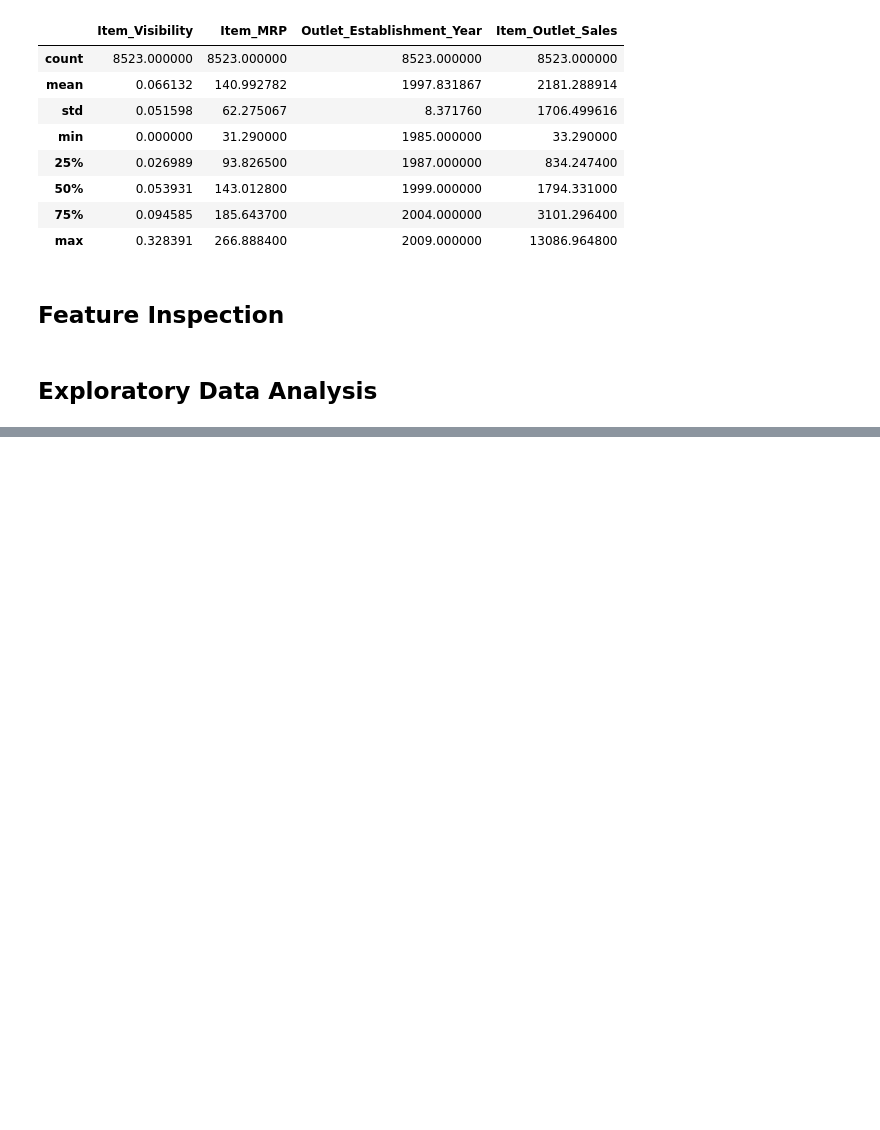
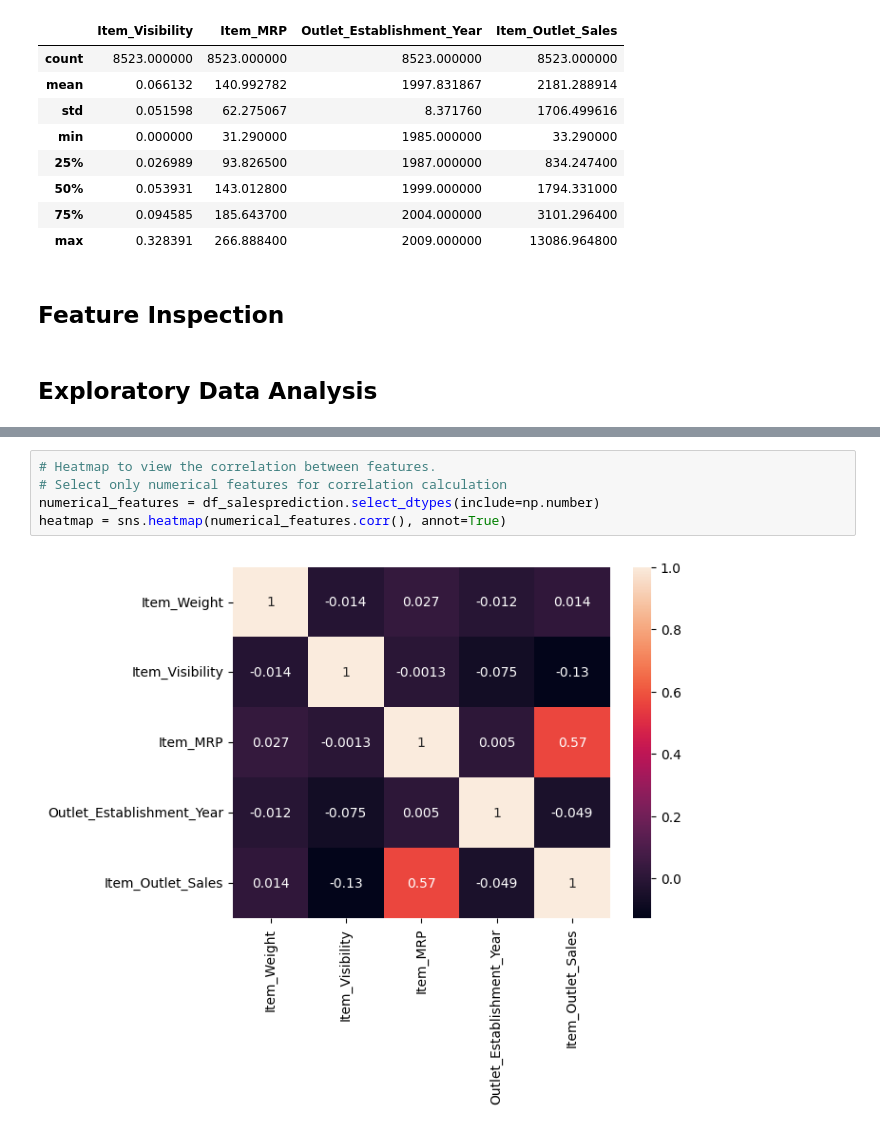
Before and after one commit to hayaabokmail/Prediction-of-Product-Sales, a Jupyter notebook: Prediction_of_Product_Sales.ipynb, the cells around one changed output, grey strips where cells are left out. Saved outputs shown, nothing was run; the diff lists cells and outputs as text; blank space fills up the shorter version.

```diff
--- a/Prediction_of_Product_Sales.ipynb
+++ b/Prediction_of_Product_Sales.ipynb
@@ -159,0 +183,7 @@ df_salesprediction.describe()
+# %%
+# Heatmap to view the correlation between features.
+# Select only numerical features for correlation calculation
+numerical_features = df_salesprediction.select_dtypes(include=np.number)
+heatmap = sns.heatmap(numerical_features.corr(), annot=True)
+# %% [output]
+[figure, added]
```
Also changed, not shown: parts of 6 cells of this notebook.
